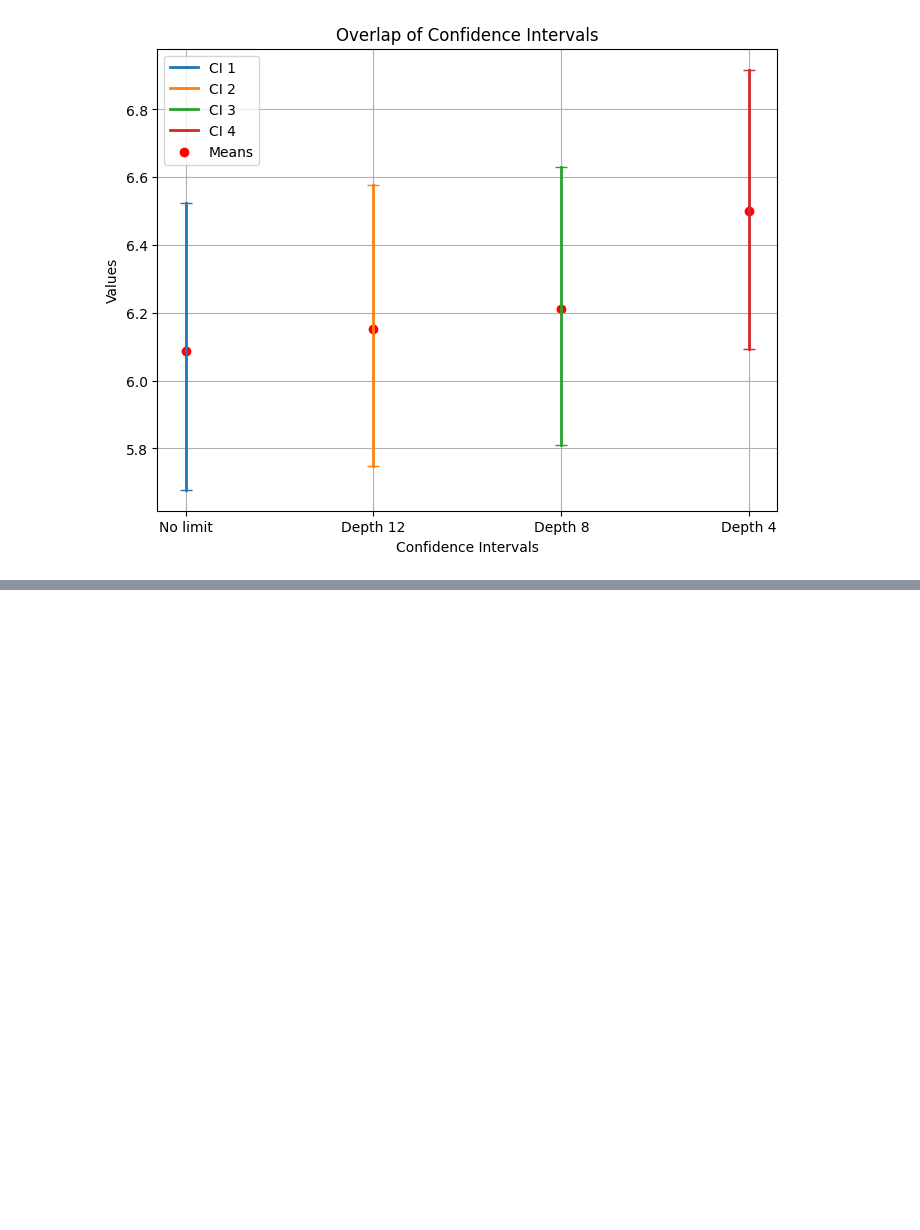
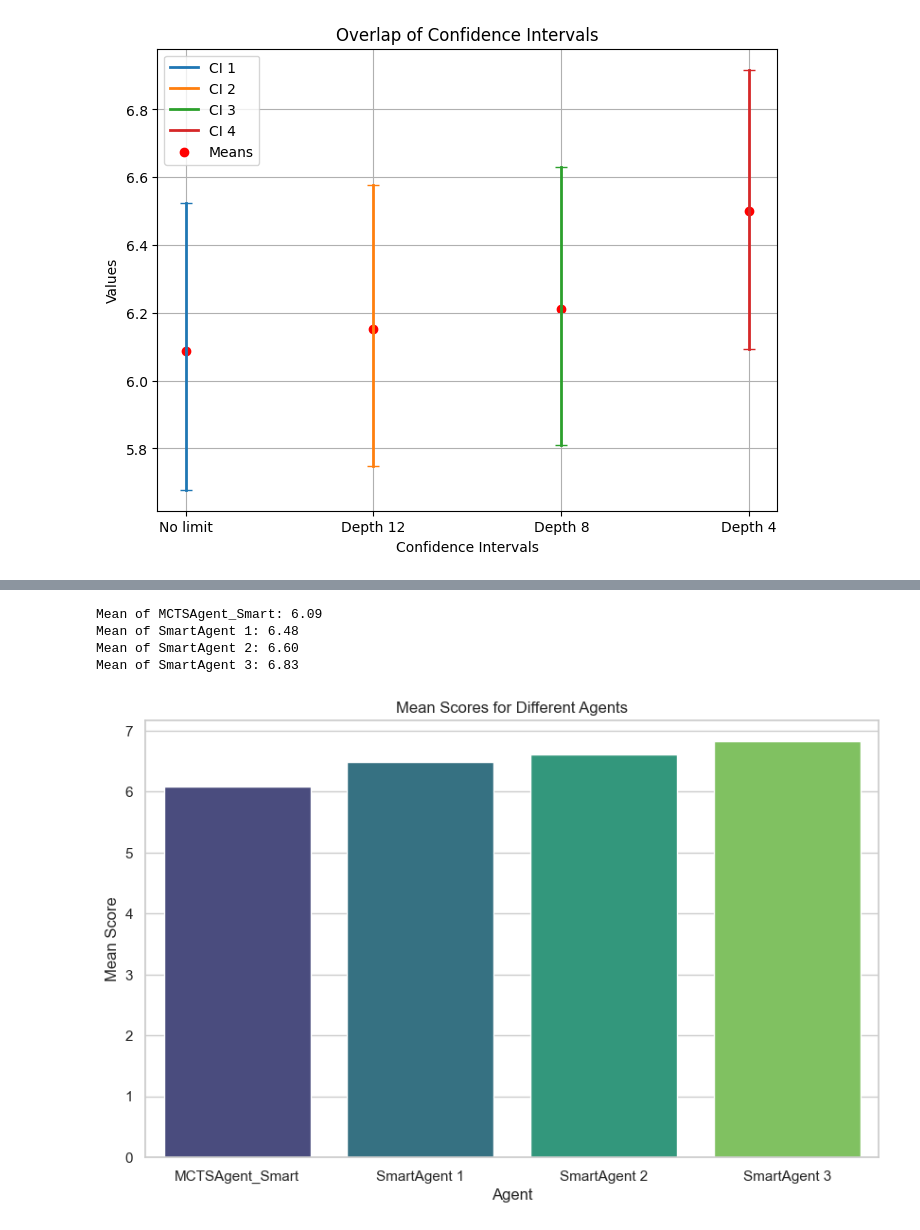
Before and after one commit to SirLeoIV/PlayIT, a Jupyter notebook: src/main/java/com/group09/playit/experiments/plots.ipynb, the cells around one changed output, grey strips where cells are left out. Saved outputs shown, nothing was run; the diff lists cells and outputs as text; code cells hidden in the pictures; blank space fills up the shorter version.

```diff
--- a/src/main/java/com/group09/playit/experiments/plots.ipynb
+++ b/src/main/java/com/group09/playit/experiments/plots.ipynb
@@ -433,0 +420,35 @@ Bootstrap Confidence Interval of the Mean: ConfidenceInterval(low=6.093, high=6.
+# %%
+data = pd.read_csv("results/MCTSAgent_Smart-SmartAgent.csv")
+
+scores_MCST = data['MCTSAgent_Smart']
+scores_Agent1 = data['SmartAgent 1']
+scores_Agent2 = data['SmartAgent 2']
+scores_Agent3 = data['SmartAgent 3']
+
+mean_MCST = scores_MCST.mean()
+mean_Agent1 = scores_Agent1.mean()
+mean_Agent2 = scores_Agent2.mean()
+mean_Agent3 = scores_Agent3.mean()
+
+print(f"Mean of MCTSAgent_Smart: {mean_MCST:.2f}")
+print(f"Mean of SmartAgent 1: {mean_Agent1:.2f}")
+print(f"Mean of SmartAgent 2: {mean_Agent2:.2f}")
+print(f"Mean of SmartAgent 3: {mean_Agent3:.2f}")
+
+mean_data = pd.DataFrame({
+    'Agent': ['MCTSAgent_Smart', 'SmartAgent 1', 'SmartAgent 2', 'SmartAgent 3'],
+    'Mean_Score': [mean_MCST, mean_Agent1, mean_Agent2, mean_Agent3]
+})
+
+plt.figure(figsize=(10, 6))
+sns.barplot(x='Agent', y='Mean_Score', data=mean_data, palette='viridis')
+plt.title('Mean Scores for Different Agents')
+plt.xlabel('Agent')
+plt.ylabel('Mean Score')
+plt.show()
+# %% [output]
+Mean of MCTSAgent_Smart: 6.09
+Mean of SmartAgent 1: 6.48
+Mean of SmartAgent 2: 6.60
+Mean of SmartAgent 3: 6.83
+[figure, added]
```
Also changed, not shown: parts of 6 cells of this notebook.
